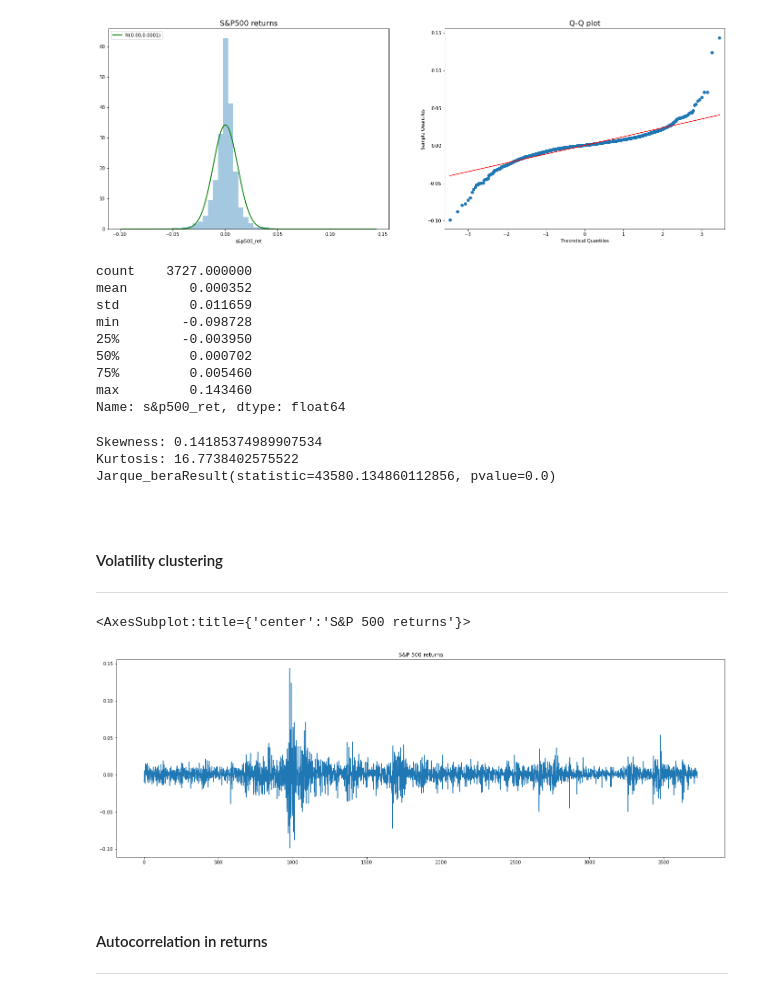
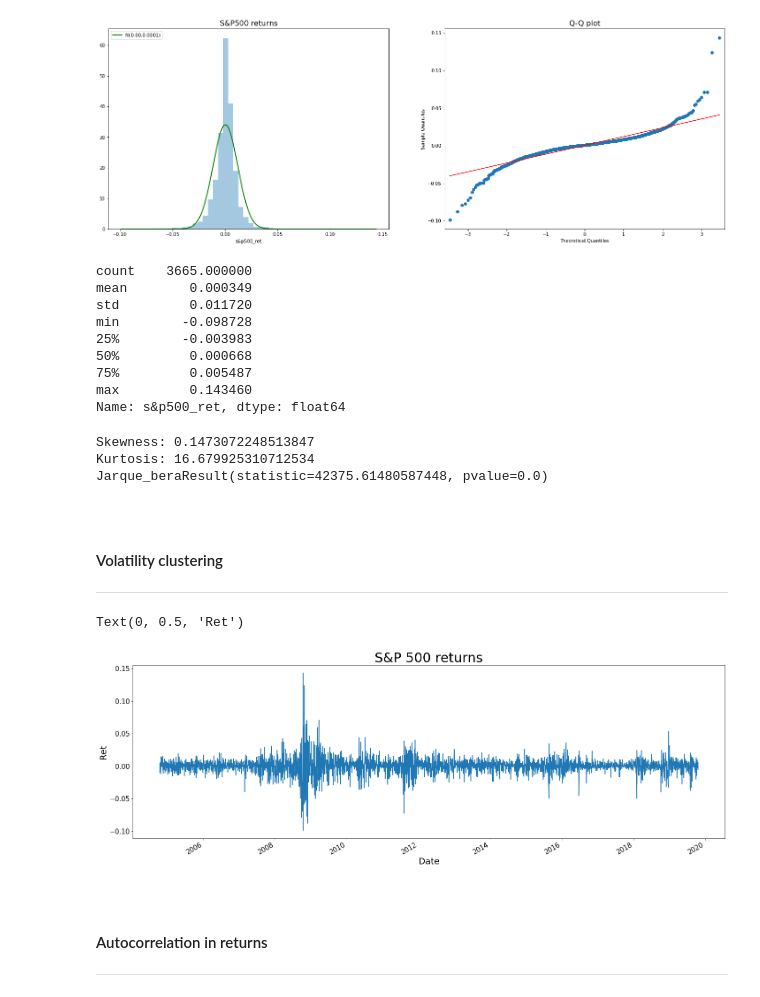
Before and after one commit to paulidl/Mid-bootcamp-project, a Jupyter notebook: Mid-bootcamp-project-main/Midproject_1.ipynb, the cells around one changed output. Drawn from its saved outputs; the diff is of its cells as text; code cells hidden in the pictures.

```diff
--- a/Mid-bootcamp-project-main/Midproject_1.ipynb
+++ b/Mid-bootcamp-project-main/Midproject_1.ipynb
@@ -49,5 +61,5 @@ warnings.filterwarnings('ignore')
 # %%
-df = pd.read_excel("Midproject_dataset_pre_alt.xlsx")
+df = pd.read_excel("Midproject_dataset_fix.xlsx")
 pd.set_option('display.max_columns', None)
 df.head()
 # %% [output]
@@ -109,0 +167,3 @@ df.head()
+# %%
+# Set the date column as index.
+df.set_index("date", inplace = True)
@@ -183,13 +276,13 @@ Text(0.5, 1.0, 'Q-Q plot')
 # Some analysis
 ret.describe()
 # %% [output]
-count    3727.000000
-mean        0.000352
-std         0.011659
+count    3665.000000
+mean        0.000349
+std         0.011720
 min        -0.098728
-25%        -0.003950
-50%         0.000702
-75%         0.005460
+25%        -0.003983
+50%         0.000668
+75%         0.005487
 max         0.143460
 Name: s&p500_ret, dtype: float64
 # %%
@@ -198,9 +291,9 @@ print("Skewness:",ret.skew())
 print("Kurtosis:",ret.kurtosis())
 print(stats.jarque_bera(ret))
 # %% [output]
-Skewness: 0.14185374989907534
-Kurtosis: 16.7738402575522
-Jarque_beraResult(statistic=43580.134860112856, pvalue=0.0)
+Skewness: 0.1473072248513847
+Kurtosis: 16.679925310712534
+Jarque_beraResult(statistic=42375.61480587448, pvalue=0.0)
 # %%
 # Accortding to mean, std, Skewness and kurtosis we can infere distribution is not normal.
 # Specifically we can see kurtosis as the main feature of this distribution : Fat tails
@@ -214,10 +307,13 @@ Jarque_beraResult(statistic=43580.134860112856, pvalue=0.0)
 ***
 # %%
 fig,ax = plt.subplots(1,1,figsize=(24,8))
-ret.plot(title="S&P 500 returns")
+ret.plot(fontsize=15)
+plt.title('S&P 500 returns', fontsize=30)
+plt.xlabel('Date', fontsize=20)
+plt.ylabel('Ret', fontsize=20)
 # %% [output]
-<AxesSubplot:title={'center':'S&P 500 returns'}>
+Text(0, 0.5, 'Ret')
-[figure, old version]
+[figure, new version]
 # %%
 # Volatility seems to cluster (periods of high/low volatility in market returns tend to persist)....Conditional Heteroskedaticity
 # %% [markdown]
```
Also changed, not shown: parts of 40 cells of this notebook, 2 other files.
